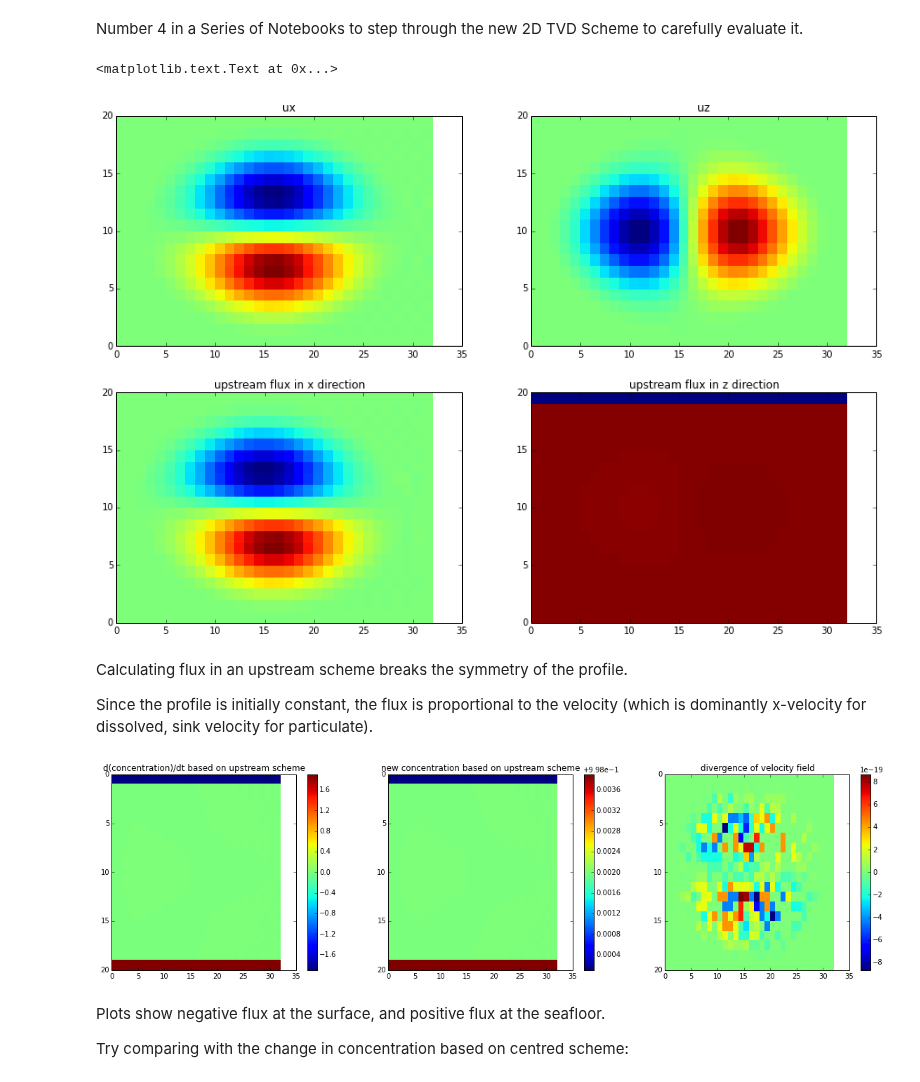
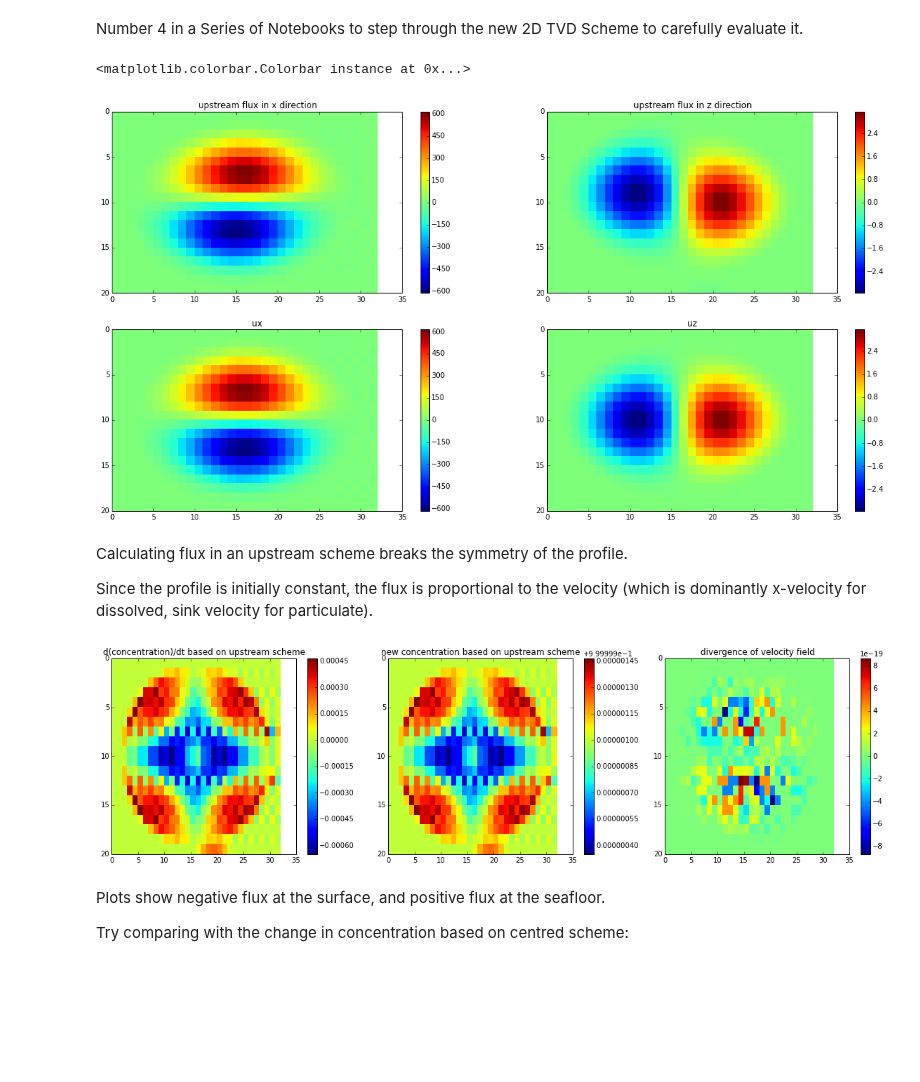
Before and after one commit to UBC-MOAD/pa-th-simple, a Jupyter notebook: prelim-model/Evaluation of 2D TVD - Step 4.ipynb, the cells around one changed output. Saved outputs shown, nothing was run; the diff lists cells and outputs as text; code cells hidden in the pictures; blank space fills up the shorter version.

Commit message:
Code to simluate settling of particulate phase at seafloor.

```diff
--- a/prelim-model/Evaluation of 2D TVD - Step 4.ipynb
+++ b/prelim-model/Evaluation of 2D TVD - Step 4.ipynb
@@ -60,38 +60,54 @@ n_upz_d = sign_uz * (sign_uz + 1)/2
 p_upx = sign_ux * (sign_ux - 1)/2
 n_upx = sign_ux * (sign_ux + 1)/2
 # decide whether to test particulate or dissolved phase
-conc = h
-p_upz = p_upz_p
-n_upz = n_upz_p
-sinkrate = S
+conc = g
+p_upz = p_upz_d
+n_upz = n_upz_d
+sinkrate = 0
 # %%
 # TVD code - check dissolved calculation
 # grid
 # set conc.a = tau_up to simulate next time step
 #conc.a = copy.copy(tau_up)
 nz = conc.nz
 nx = conc.nx
 dt = 0.001
 # extract velocity
 uz = u[0,:,:]
 ux = u[1,:,:]
 # upstream flux: C m/s
 fluxx_up = np.zeros((nz, nx));         fluxz_up = np.zeros((nz, nx))
+# define entries 0:nx-2 inclusive using n_upz etc.
 fluxx_up[:, 0:nx-1] = ux[:, 0:nx-1]*conc.a[:, 0:nx-1] * n_upx[:, 0:nx-1] + ux[:, 1:nx]*conc.a[:, 1:nx] * p_upx[:, 0:nx-1]     # C m/s
 fluxz_up[0:nz-1, :] = (sinkrate + uz[0:nz-1, :])*conc.a[0:nz-1, :] * n_upz[0:nz-1, :] + (sinkrate + uz[1:nz, :])*conc.a[1:nz, :] * p_upz[0:nz-1, :]    # C m/s
+# simlulate settling in the bottom boundary (should be >0)
+fluxz_up[nz-1, :] = 2*fluxz_up[nz-2, :] - fluxz_up[nz-3, :]
+
 # plot
-fig, axs = plt.subplots(2,2,figsize=(15,10))
-test = axs[1,0].pcolormesh(fluxx_up)
-axs[1,0].set_title('upstream flux in x direction')
-test = axs[1,1].pcolormesh(fluxz_up)
-axs[1,1].set_title('upstream flux in z direction')
-test = axs[0,0].pcolormesh(u[1,:,:])
-axs[0,0].set_title('ux')
-test = axs[0,1].pcolormesh(u[0,:,:])
-axs[0,1].set_title('uz')
+plt.subplots(2,2,figsize=(20,10))
+plt.subplot(221)
+test = plt.pcolormesh(fluxx_up)
+plt.title('upstream flux in x direction')
+plt.gca().invert_yaxis()
+plt.colorbar(test)
+plt.subplot(222)
+test = plt.pcolormesh(fluxz_up)
+plt.title('upstream flux in z direction')
+plt.colorbar(test)
+plt.gca().invert_yaxis()
+plt.subplot(223)
+test = plt.pcolormesh(u[1,:,:])
+plt.title('ux')
+plt.gca().invert_yaxis()
+plt.colorbar(test)
+plt.subplot(224)
+test = plt.pcolormesh(u[0,:,:]+sinkrate)
+plt.title('uz')
+plt.gca().invert_yaxis()
+plt.colorbar(test)
 # %% [output]
-<matplotlib.text.Text at 0x...>
+<matplotlib.colorbar.Colorbar instance at 0x...>
-[figure, old version]
+[figure, new version]
 # %% [markdown]
 Calculating flux in an upstream scheme breaks the symmetry of the profile.
 
@@ -122,7 +138,7 @@ test = flow.divtest_cen(conc, u, nx, nz)
 plt.title('divergence of velocity field')
 plt.gca().invert_yaxis()
 # %% [output]
-[figure, old version]
+[figure, new version]
 # %% [markdown]
 Plots show negative flux at the surface, and positive flux at the seafloor.
 
```
Also changed, not shown: parts of 8 cells of this notebook.
